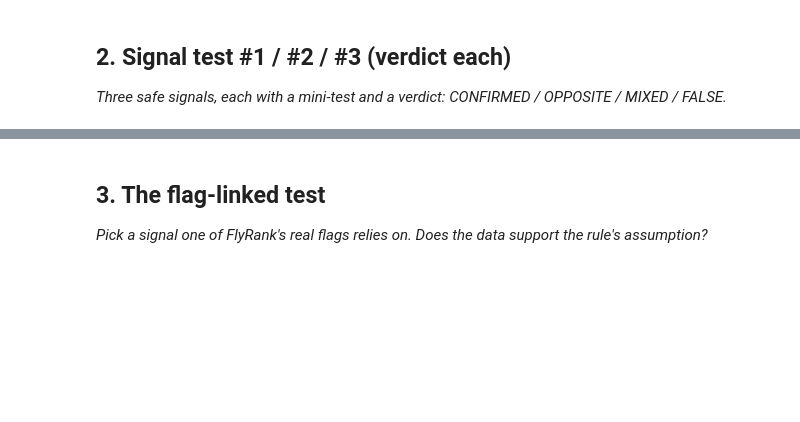
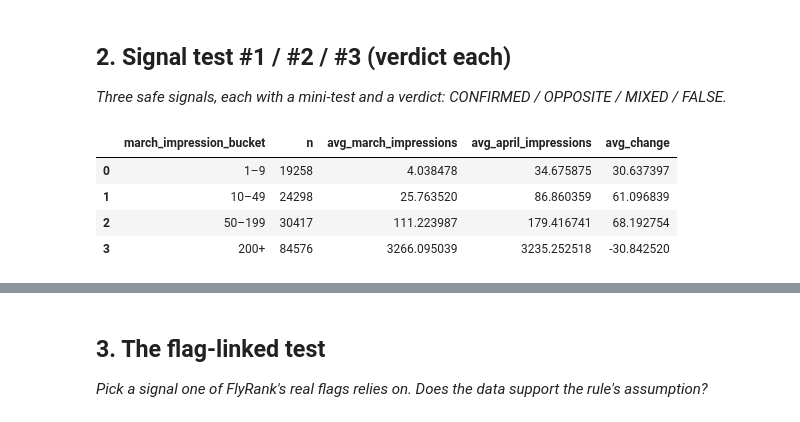
Before and after one commit to lakeshkumarkhatri/flyrank-ml, a Jupyter notebook: work/notebooks/w04_signal_audit.ipynb, the cells around one changed output, grey strips where cells are left out. Cells and saved outputs as stored; diff of their text form; code cells hidden in the pictures; blank space fills up the shorter version.

```diff
--- a/work/notebooks/w04_signal_audit.ipynb
+++ b/work/notebooks/w04_signal_audit.ipynb
@@ -22,0 +113,29 @@ This skeleton is yours to fill. Work the sections **in order** — each one has
+# %%
+# Signal test #1:
+# Do low-impression pages show larger positive movement?
+
+signal_df["march_impression_bucket"] = pd.cut(
+    signal_df["march_impressions"],
+    bins=[0, 9, 49, 199, float("inf")],
+    labels=["1–9", "10–49", "50–199", "200+"]
+)
+
+signal_1 = (
+    signal_df
+    .groupby("march_impression_bucket", observed=False)
+    .agg(
+        n=("content_hash_id", "size"),
+        avg_march_impressions=("march_impressions", "mean"),
+        avg_april_impressions=("april_impressions", "mean"),
+        avg_change=("impression_change", "mean")
+    )
+    .reset_index()
+)
+
+display(signal_1)
+# %% [output]
+|  | march_impression_bucket | n | avg_march_impressions | avg_april_impressions | avg_change |
+| 0 | 1–9 | 19258 | 4.038478 | 34.675875 | 30.637397 |
+| 1 | 10–49 | 24298 | 25.763520 | 86.860359 | 61.096839 |
+| 2 | 50–199 | 30417 | 111.223987 | 179.416741 | 68.192754 |
+| 3 | 200+ | 84576 | 3266.095039 | 3235.252518 | -30.842520 |
```
Also changed, not shown: parts of 11 cells of this notebook.
